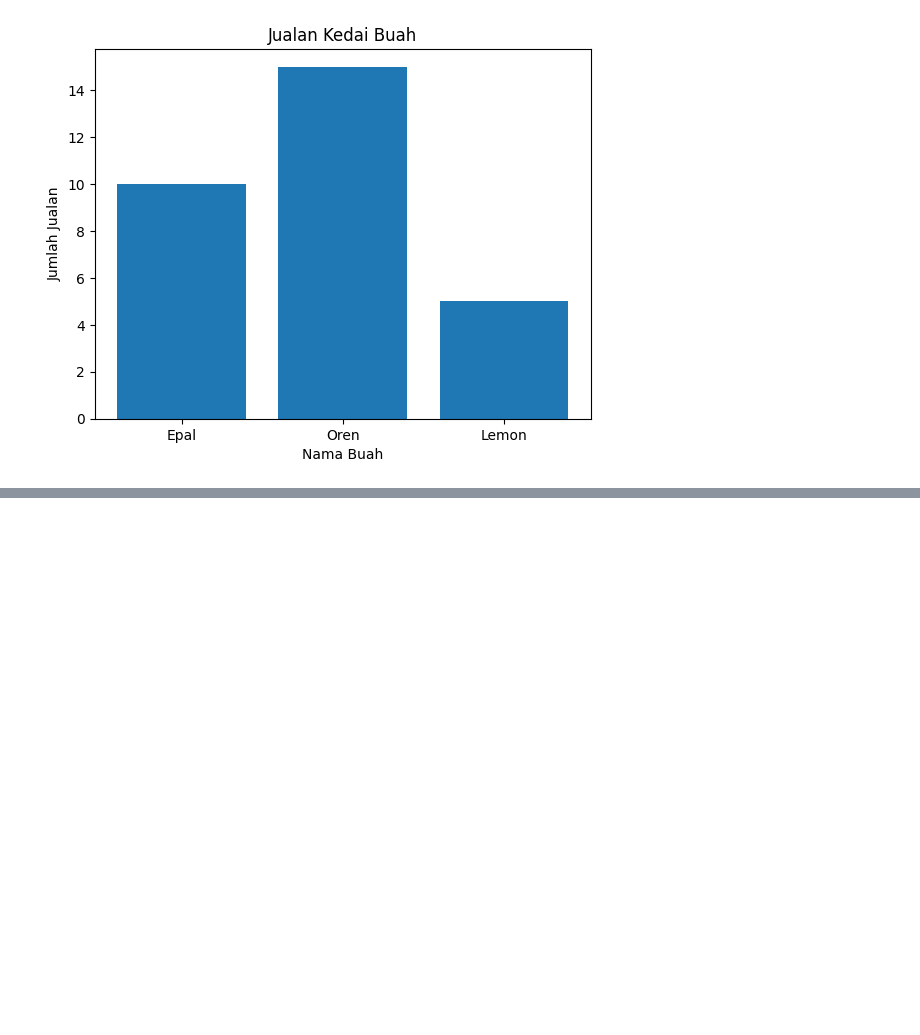
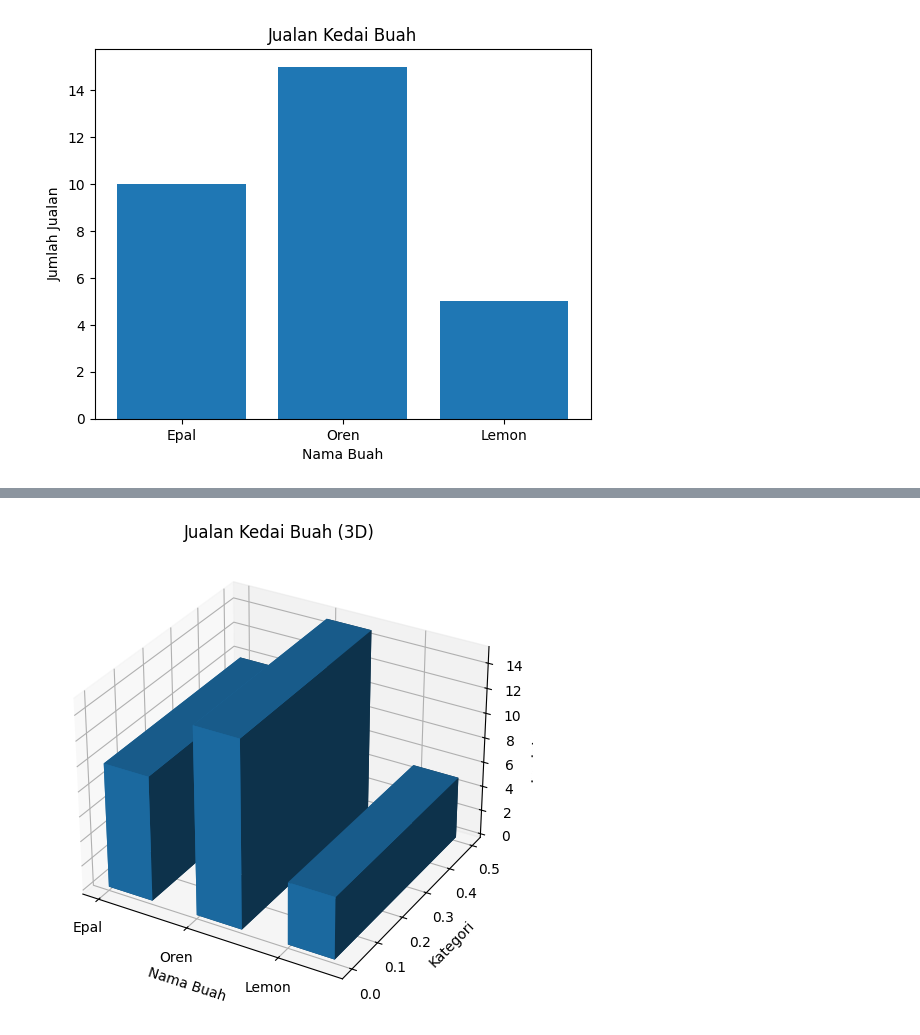
Before and after one commit to muazhanafe5-dev/Projek_AICV_2026-Muaz-, a Jupyter notebook: Projek_Phyton_Pertama_Saya.ipynb, the cells around one changed output, grey strips where cells are left out. Saved outputs shown, nothing was run; the diff lists cells and outputs as text; code cells hidden in the pictures; blank space fills up the shorter version.

```diff
--- a/Projek_Phyton_Pertama_Saya.ipynb
+++ b/Projek_Phyton_Pertama_Saya.ipynb
@@ -131,0 +197,38 @@ plt.show()
+# %%
+import matplotlib.pyplot as plt
+from mpl_toolkits.mplot3d import Axes3D
+
+# Data jualan
+nama_buah = ['Epal', 'Oren', 'Lemon']
+jualan = [10, 15, 5]
+
+# Kedudukan paksi X dan Y
+x = range(len(nama_buah))
+y = [0, 0, 0]
+z = [0, 0, 0]
+
+# Saiz palang
+dx = [0.5, 0.5, 0.5]
+dy = [0.5, 0.5, 0.5]
+dz = jualan
+
+# Bina carta 3D
+fig = plt.figure(figsize=(8, 6))
+ax = fig.add_subplot(111, projection='3d')
+
+ax.bar3d(x, y, z, dx, dy, dz)
+
+# Tajuk dan label
+ax.set_title('Jualan Kedai Buah (3D)')
+ax.set_xlabel('Nama Buah')
+ax.set_ylabel('Kategori')
+ax.set_zlabel('Jumlah Jualan')
+
+# Nama pada paksi X
+ax.set_xticks([0, 1, 2])
+ax.set_xticklabels(nama_buah)
+
+# Paparkan carta
+plt.show()
+# %% [output]
+[figure, added]
```
Also changed, not shown: parts of 5 cells of this notebook.
